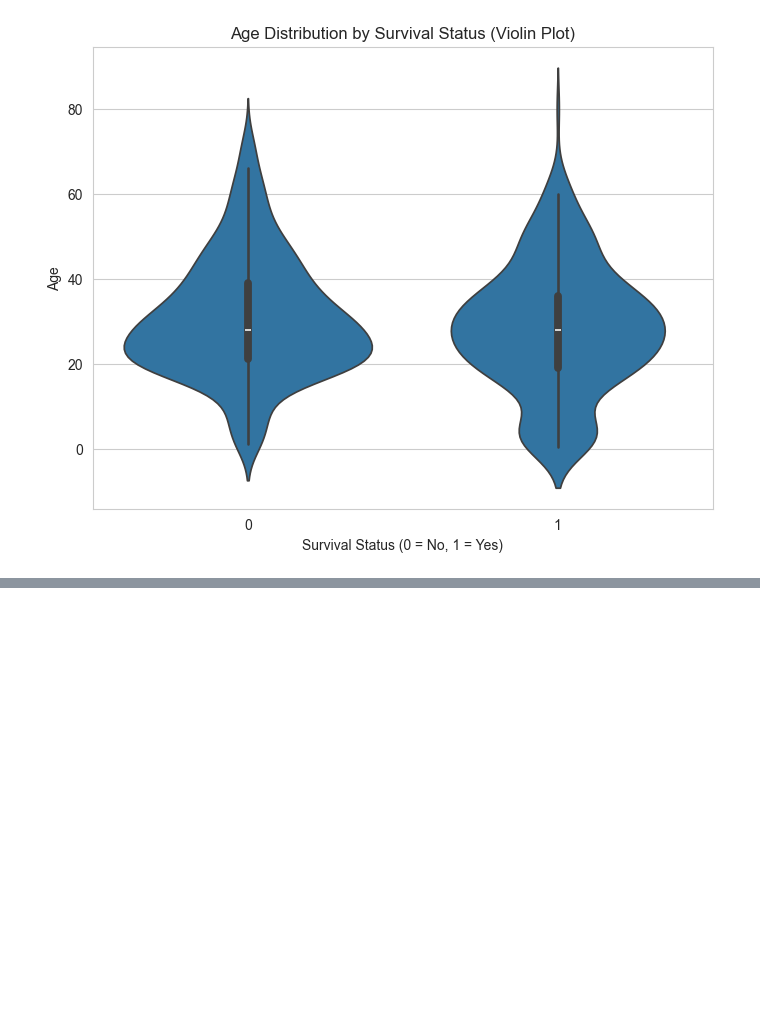
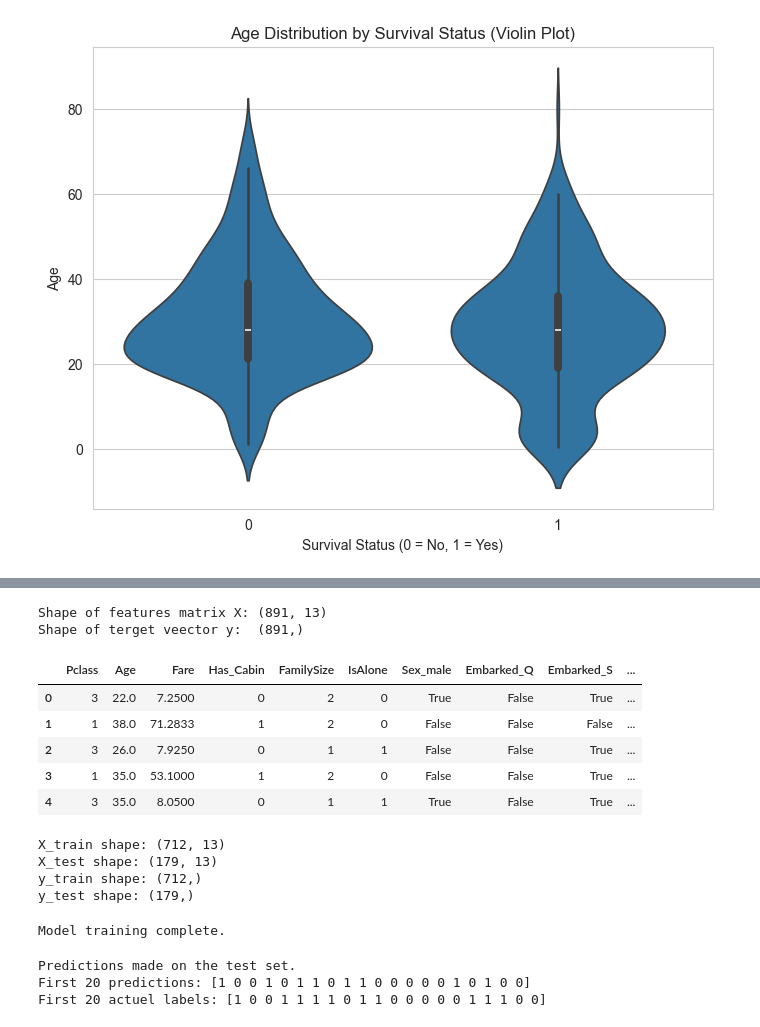
Before and after one commit to KerimGurbaz/titanic-survival-prediction, a Jupyter notebook: notebooks/titanic_analysis.ipynb, the cells around one changed output, grey strips where cells are left out. Cells and saved outputs as stored; diff of their text form; code cells hidden in the pictures; blank space fills up the shorter version.

```diff
--- a/notebooks/titanic_analysis.ipynb
+++ b/notebooks/titanic_analysis.ipynb
@@ -174,0 +370,65 @@ plt.show()
+# %%
+#Phase 5: Modeling
+#'y' is the column we want to predict : 'Survived'
+y = df_final['Survived']
+
+#'X' is all the other column that will be used as input features for the model
+X = df_final.drop('Survived', axis = 1)
+
+print("Shape of features matrix X:", X.shape)
+print("Shape of terget veector y: ", y.shape)
+
+X.head()
+# %% [output]
+Shape of features matrix X: (891, 13)
+Shape of terget veector y:  (891,)
+|  | Pclass | Age | Fare | Has_Cabin | FamilySize | IsAlone | Sex_male | Embarked_Q | Embarked_S | ... |
+| 0 | 3 | 22.0 | 7.2500 | 0 | 2 | 0 | True | False | True | ... |
+| 1 | 1 | 38.0 | 71.2833 | 1 | 2 | 0 | False | False | False | ... |
+| 2 | 3 | 26.0 | 7.9250 | 0 | 1 | 1 | False | False | True | ... |
+| 3 | 1 | 35.0 | 53.1000 | 1 | 2 | 0 | False | False | True | ... |
+| 4 | 3 | 35.0 | 8.0500 | 0 | 1 | 1 | True | False | True | ... |
+# %%
+from sklearn.model_selection import train_test_split
+
+#Split the data into training and testing sets
+X_train, X_test, y_train, y_test = train_test_split(X,y, test_size=0.2, random_state =42)
+
+print("X_train shape:", X_train.shape)
+print("X_test shape:", X_test.shape)
+print("y_train shape:", y_train.shape)
+print("y_test shape:", y_test.shape)
+# %% [output]
+X_train shape: (712, 13)
+X_test shape: (179, 13)
+y_train shape: (712,)
+y_test shape: (179,)
+# %%
+from sklearn.ensemble import RandomForestClassifier
+
+# Create (instantiate) the model
+# n_estimators is the number of trees in the forest. 100 is a good default.
+model = RandomForestClassifier(n_estimators=100, random_state=42)
+
+# Train the model on the training data
+# This is where the model 'learns' the patterns.
+model.fit(X_train, y_train)
+
+print("Model training complete.")
+# %% [output]
+Model training complete.
+# %%
+#Use the trained model to make predictions on the test set
+predictions = model.predict(X_test)
+
+print("Predictions made on the test set.")
+
+#Let's look at the first 20 predictions
+print("First 20 predictions:", predictions[:20])
+
+#And the first 20 actuel values
+print("First 20 actuel labels:", y_test.values[:20])
+# %% [output]
+Predictions made on the test set.
+First 20 predictions: [1 0 0 1 0 1 1 0 1 1 0 0 0 0 0 1 0 1 0 0]
+First 20 actuel labels: [1 0 0 1 1 1 1 0 1 1 0 0 0 0 0 1 1 1 0 0]
```
Also changed, not shown: parts of 12 cells of this notebook.
